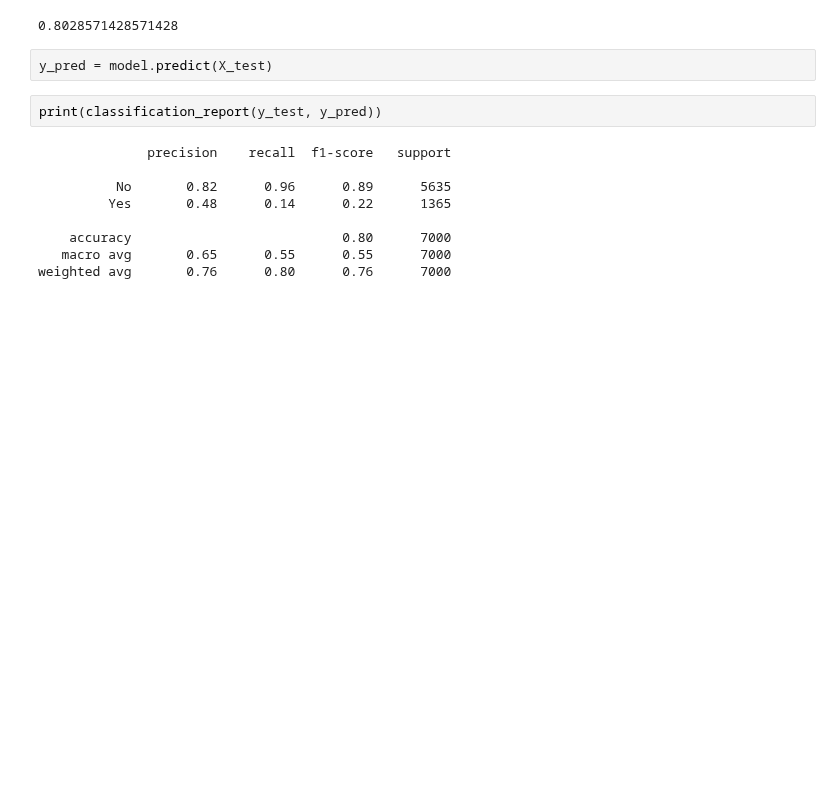
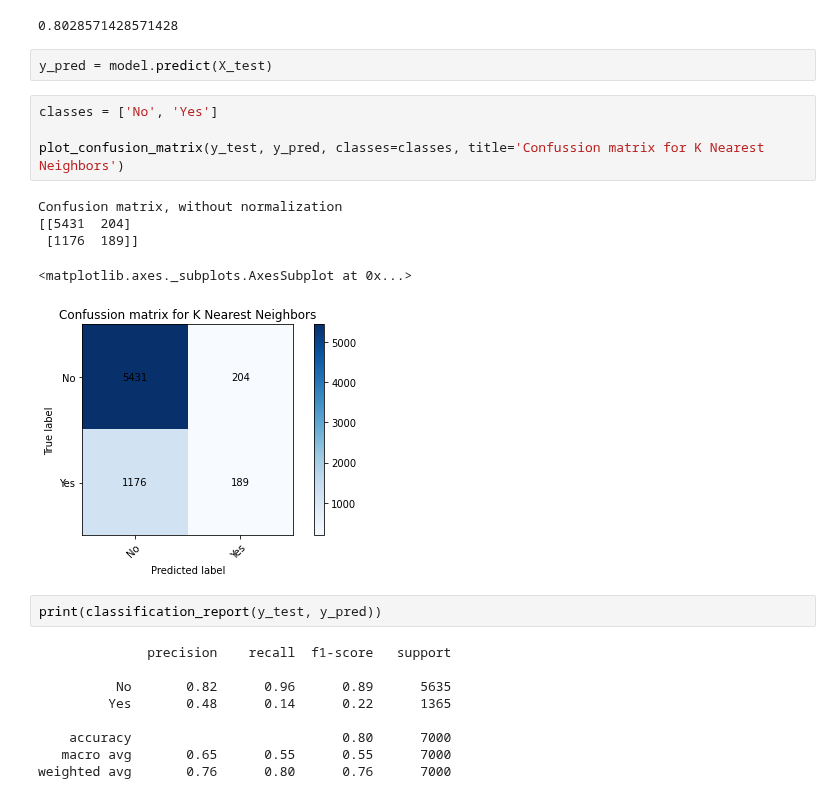
Before and after one commit to sarasabino/Accident_Rate_Project, a Jupyter notebook: Src/Notebooks/Model_selection.ipynb, the cells around one changed output. Drawn from its saved outputs; the diff is of its cells as text; blank space fills up the shorter version.

```diff
--- a/Src/Notebooks/Model_selection.ipynb
+++ b/Src/Notebooks/Model_selection.ipynb
@@ -230,6 +230,16 @@ std_score ##this is a very good accuracy of the model
 0.8028571428571428
 # %%
 y_pred = model.predict(X_test)
+# %%
+classes = ['No', 'Yes']
+
+plot_confusion_matrix(y_test, y_pred, classes=classes, title='Confussion matrix for K Nearest Neighbors')
+# %% [output]
+Confusion matrix, without normalization
+[[5431  204]
+ [1176  189]]
+<matplotlib.axes._subplots.AxesSubplot at 0x...>
+[figure, added]
 # %%
 print(classification_report(y_test, y_pred))
 # %% [output]
```
Also changed, not shown: parts of 51 cells of this notebook.
